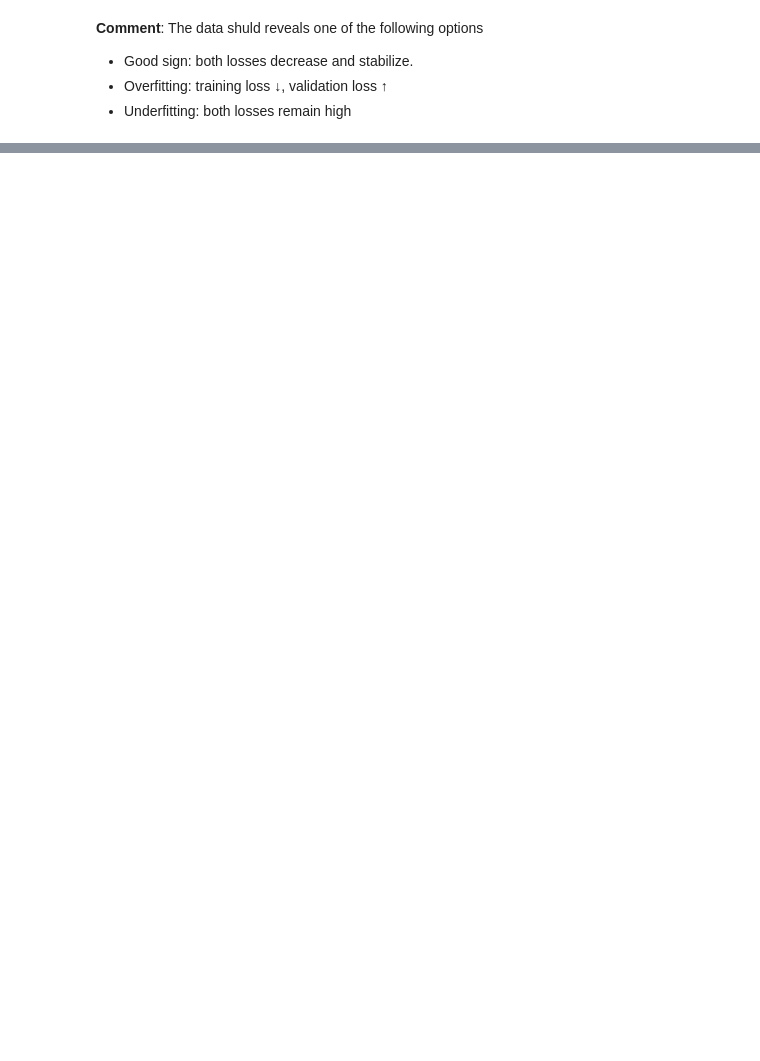
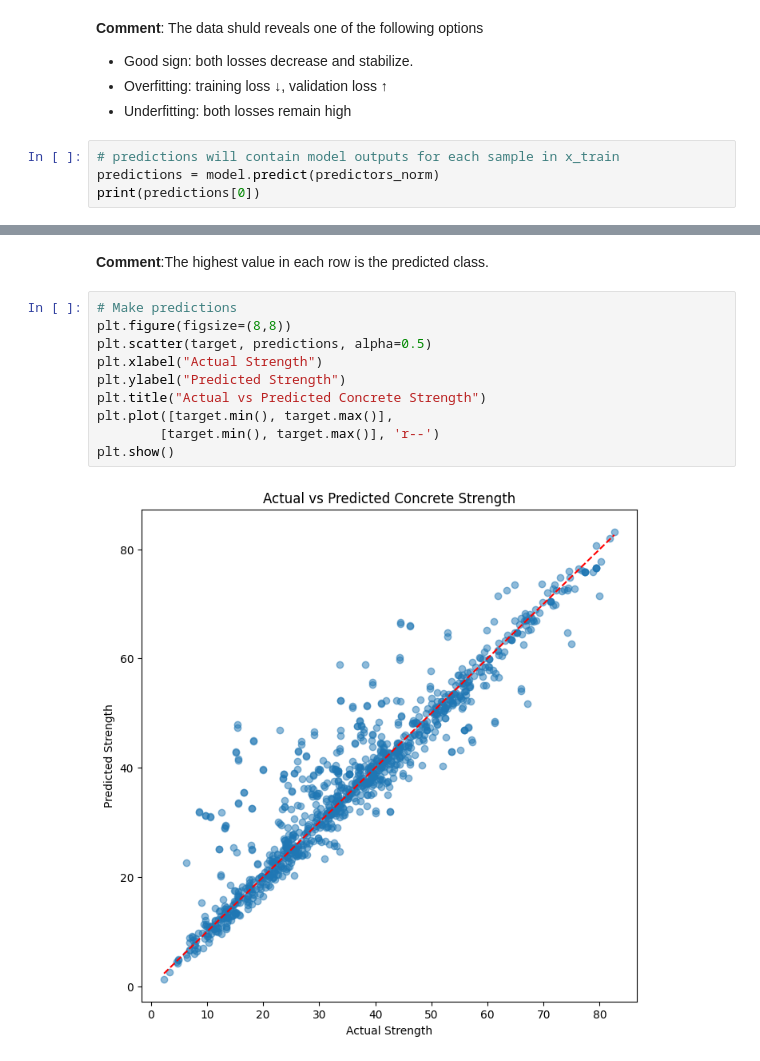
Before and after one commit to ahmedqamesh/ml-for-beginners, a Jupyter notebook: 1.regression-with-keras.ipynb, the cells around one changed output, grey strips where cells are left out. Drawn from its saved outputs; the diff is of its cells as text; blank space fills up the shorter version.

```diff
--- a/1.regression-with-keras.ipynb
+++ b/1.regression-with-keras.ipynb
@@ -277,3 +284,7 @@ dict_keys(['loss', 'val_loss'])
 - Good sign: both losses decrease and stabilize.
 - Overfitting: training loss ↓, validation loss ↑
 - Underfitting: both losses remain high
+# %%
+# predictions will contain model outputs for each sample in x_train
+predictions = model.predict(predictors_norm)
+print(predictions[0])
@@ -279,0 +294,14 @@ dict_keys(['loss', 'val_loss'])
+# %% [markdown]
+**Comment**:The highest value in each row is the predicted class.
+# %%
+# Make predictions
+plt.figure(figsize=(8,8))
+plt.scatter(target, predictions, alpha=0.5)
+plt.xlabel("Actual Strength")
+plt.ylabel("Predicted Strength")
+plt.title("Actual vs Predicted Concrete Strength")
+plt.plot([target.min(), target.max()],
+        [target.min(), target.max()], 'r--')
+plt.show()
+# %% [output]
+[figure, added]
```
Also changed, not shown: parts of 7 cells of this notebook, 7 other files.
